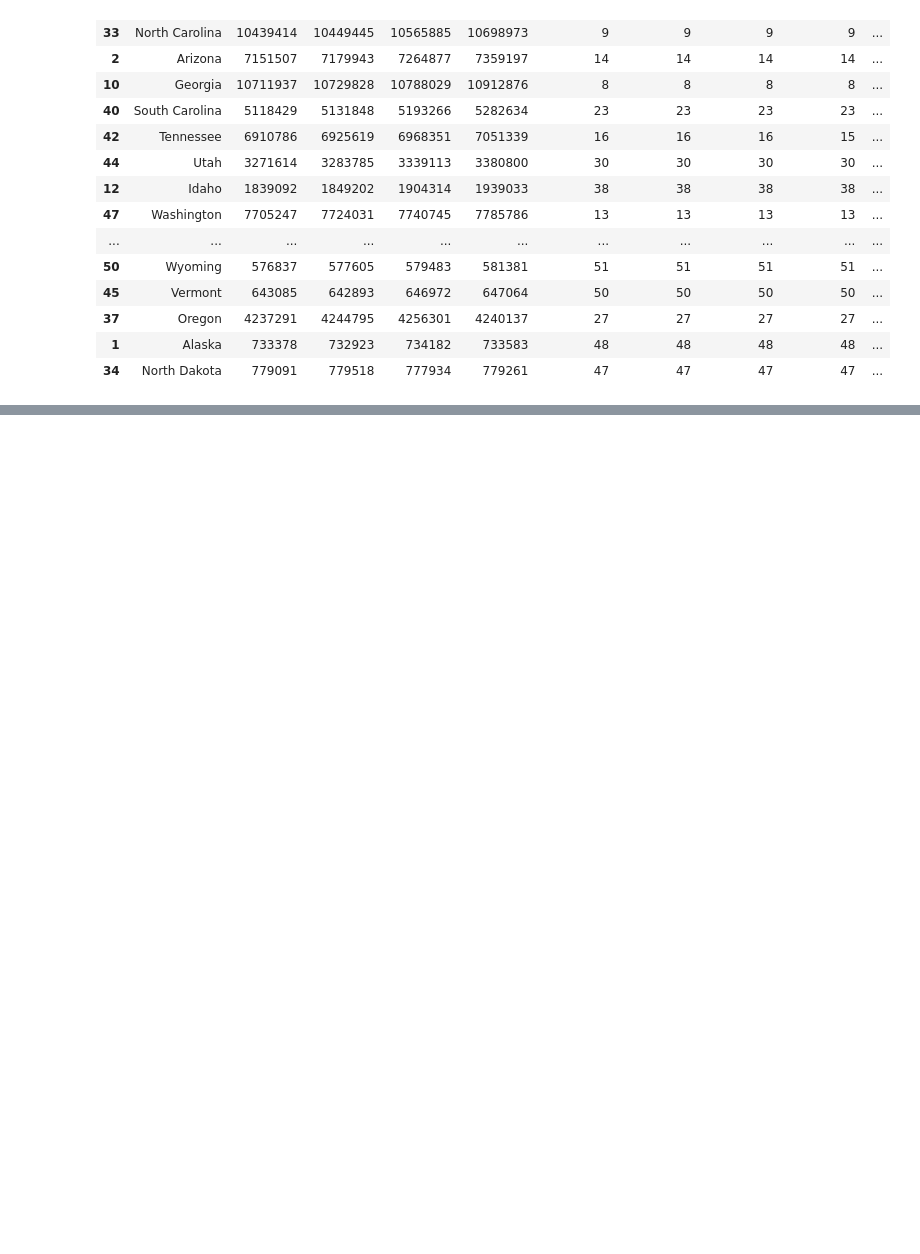
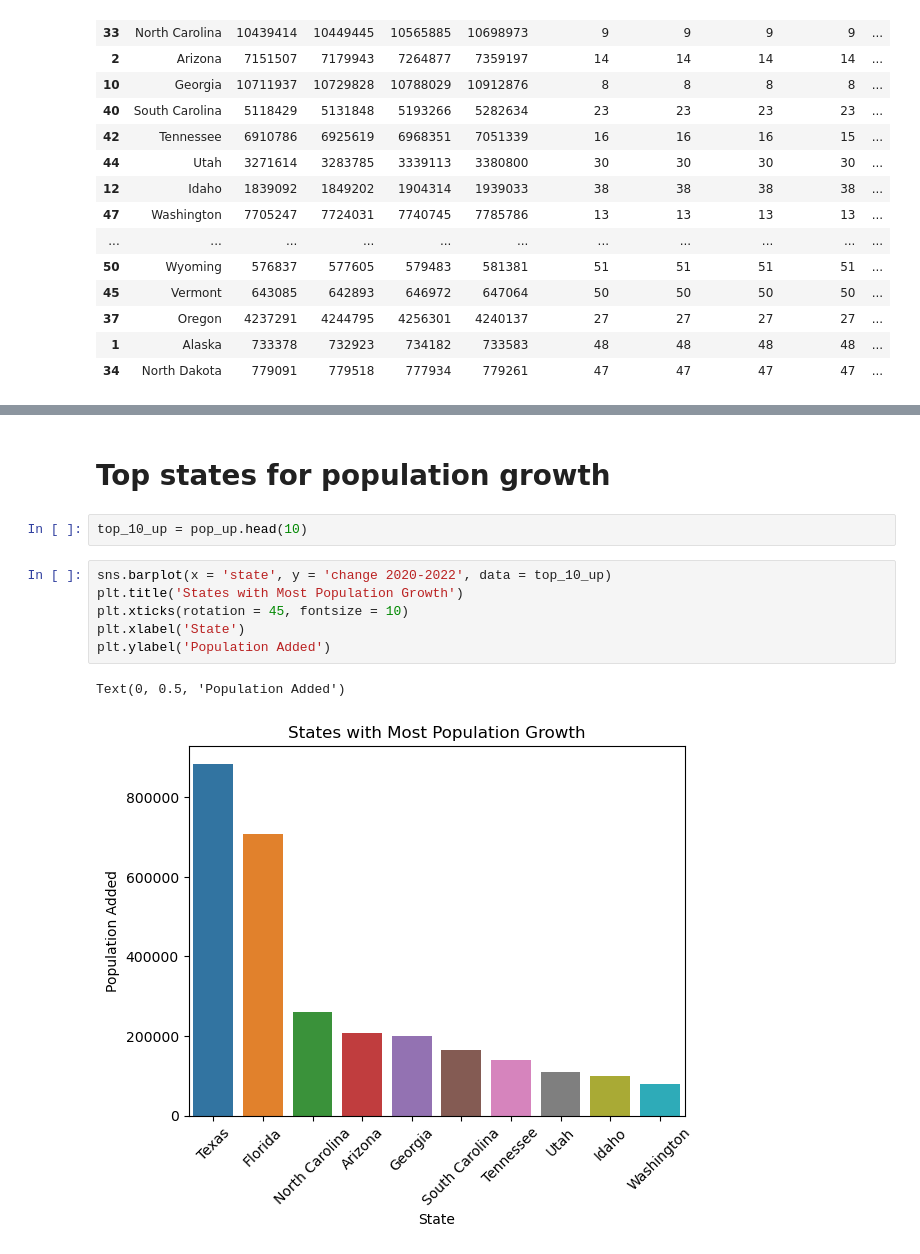
Before and after one commit to CameronMatlock/DA9_capstone_cmatlock, a Jupyter notebook: notebook/cmatlock_capstone.ipynb, the cells around one changed output, grey strips where cells are left out. Cells and saved outputs as stored; diff of their text form; blank space fills up the shorter version.

```diff
--- a/notebook/cmatlock_capstone.ipynb
+++ b/notebook/cmatlock_capstone.ipynb
@@ -378,0 +376,13 @@ ValueError: x must be a label or position
+# %% [markdown]
+# Top states for population growth
+# %%
+top_10_up = pop_up.head(10)
+# %%
+sns.barplot(x = 'state', y = 'change 2020-2022', data = top_10_up)
+plt.title('States with Most Population Growth')
+plt.xticks(rotation = 45, fontsize = 10)
+plt.xlabel('State')
+plt.ylabel('Population Added')
+# %% [output]
+Text(0, 0.5, 'Population Added')
+[figure, added]
```
Also changed, not shown: parts of 25 cells of this notebook, 1 other file.
